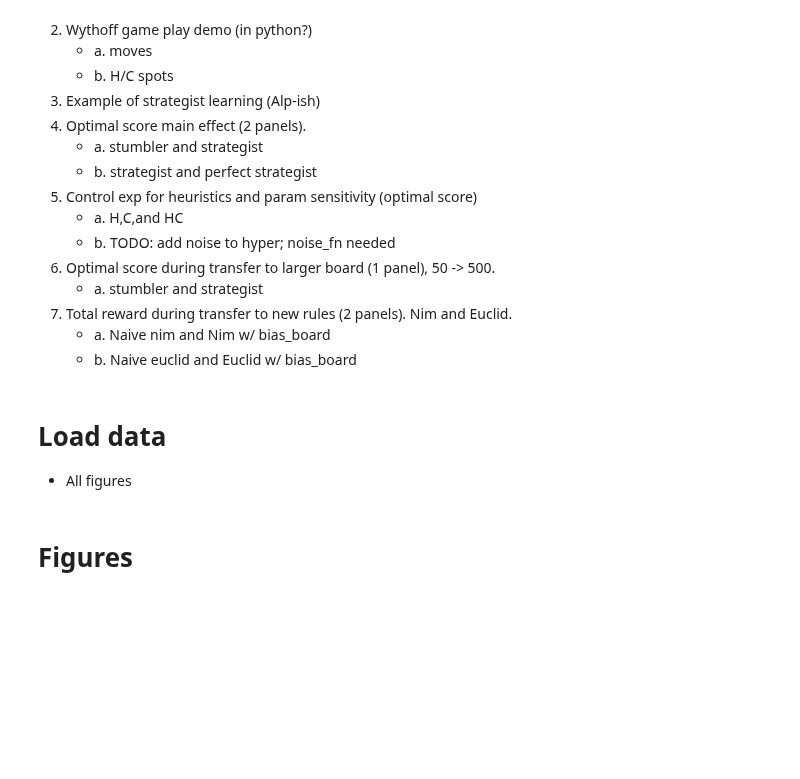
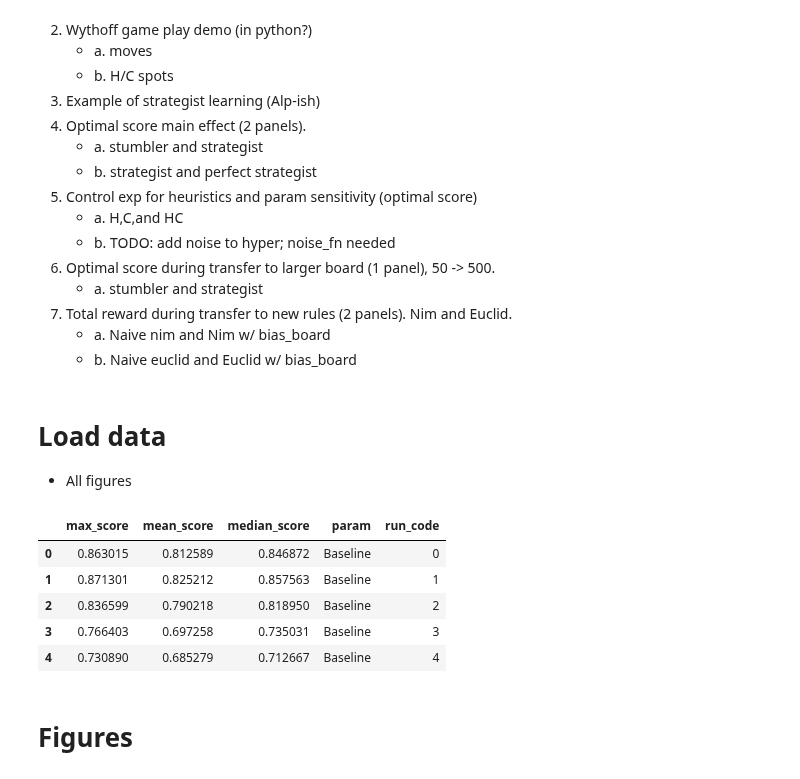
Before and after one commit to CoAxLab/azad, a Jupyter notebook: notebooks/figures.ipynb, the cells around one changed output. Drawn from its saved outputs; the diff is of its cells as text; code cells hidden in the pictures; blank space fills up the shorter version.

```diff
--- a/notebooks/figures.ipynb
+++ b/notebooks/figures.ipynb
@@ -118,3 +154,40 @@ episode_18, exp_18_avg, exp_18_sem = score_summary(exp_18)
+# %%
+# Join the data into a three col table: (run_code, param, max(score[-1:-100])
+# Add default data (exp_14)
+exps = [exp_14, exp_35, exp_30, exp_31, exp_32, exp_33, exp_34]
+params = [
+    "Baseline",
+    "Epsilon",
+    "Influence learning rate",
+    "Stumbler learning rate",
+    "Strategist learning rate",
+    "Hot threshold",
+    "Cold threshold",
+]
+
+exp_30_35 = {
+    "run_code" : [],
+    "param" : [],
+    "max_score" : [],
+    "mean_score" : [],
+    "median_score" : []}
+for param, exp in zip(params, exps):
+    for run_code, mon in enumerate(exp):
+        exp_30_35["run_code"].append(run_code)
+        exp_30_35["max_score"].append(np.max(mon["score"][-100:-1]))
+        exp_30_35["mean_score"].append(np.mean(mon["score"]))
+        exp_30_35["median_score"].append(np.median(mon["score"]))
+        exp_30_35["param"].append(param)
+
+exp_30_35 = pd.DataFrame(exp_30_35)
+exp_30_35.head()
+# %% [output]
+|  | max_score | mean_score | median_score | param | run_code |
+| 0 | 0.863015 | 0.812589 | 0.846872 | Baseline | 0 |
+| 1 | 0.871301 | 0.825212 | 0.857563 | Baseline | 1 |
+| 2 | 0.836599 | 0.790218 | 0.818950 | Baseline | 2 |
+| 3 | 0.766403 | 0.697258 | 0.735031 | Baseline | 3 |
+| 4 | 0.730890 | 0.685279 | 0.712667 | Baseline | 4 |
 # %%
 exp_24_games = [
     ("Wythoff15x15", 15),
```
Also changed, not shown: parts of 5 cells of this notebook.
